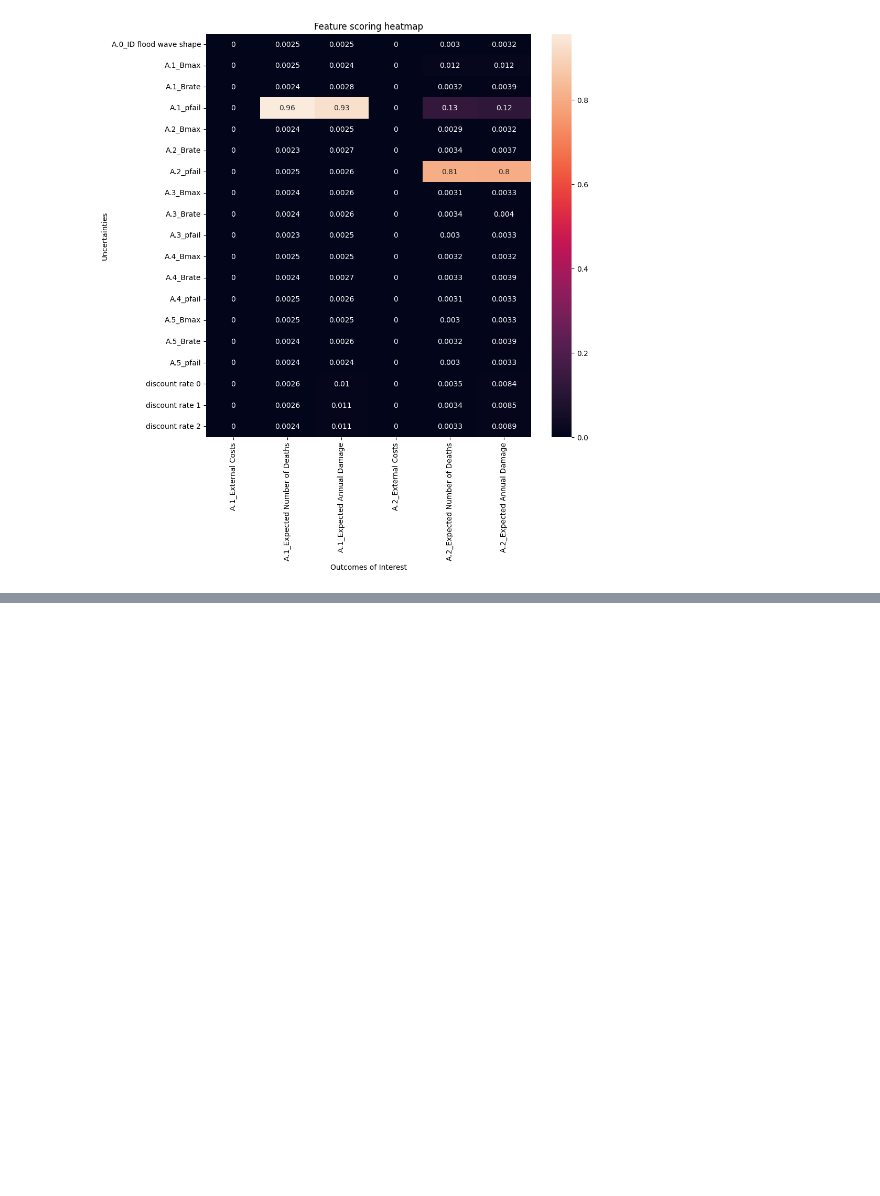
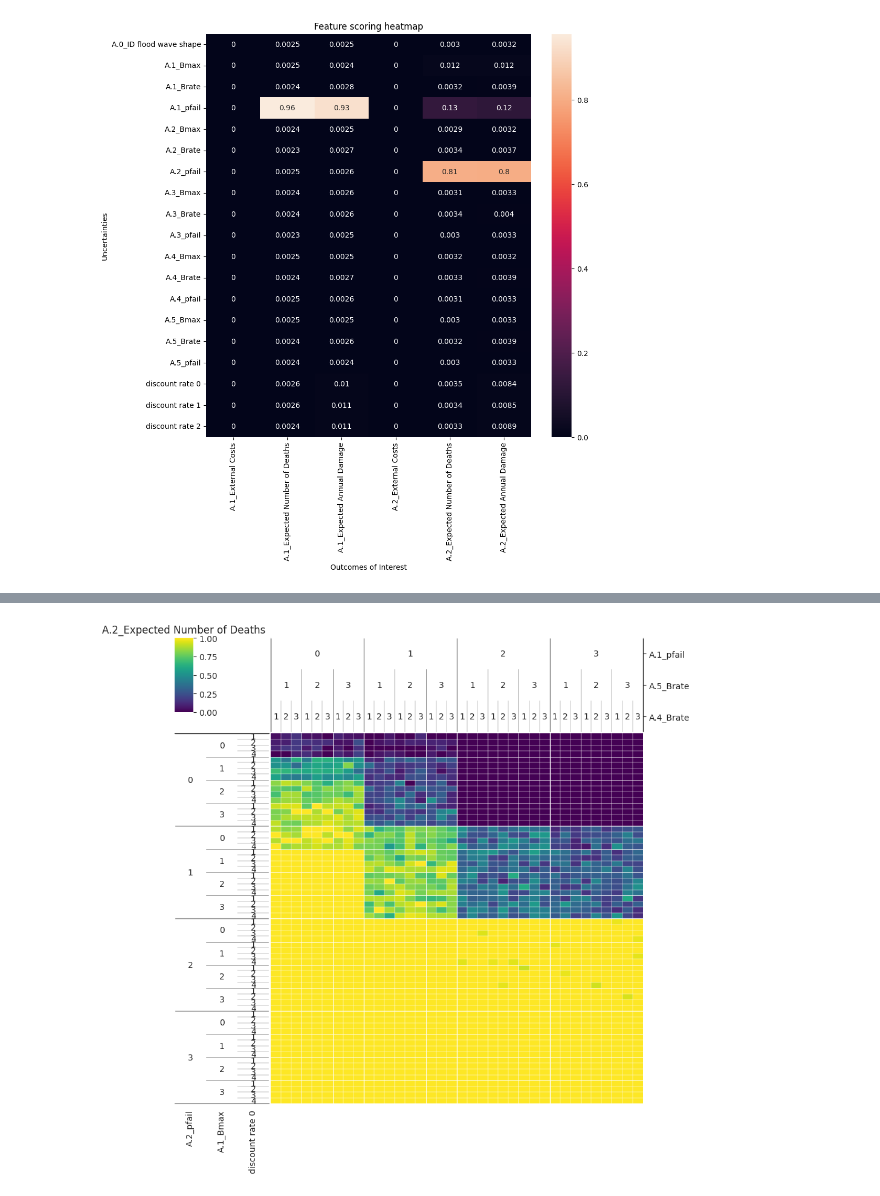
Before and after one commit to pherfkens/PROJECT_MBDM_GROUP1, a Jupyter notebook: final assignment/Feature_Scoring_&_Dim_Stacking.ipynb, the cells around one changed output, grey strips where cells are left out. Cells and saved outputs as stored; diff of their text form; code cells hidden in the pictures; blank space fills up the shorter version.

```diff
--- a/final assignment/Feature_Scoring_&_Dim_Stacking.ipynb
+++ b/final assignment/Feature_Scoring_&_Dim_Stacking.ipynb
@@ -25,0 +56,4 @@ plt.show()
+# %%
+plot_dimensional_stack(experiments, outcomes['A.2_Expected Number of Deaths'], 'A.2_Expected Number of Deaths')
+# %% [output]
+[figure, added]
```
Also changed, not shown: parts of 7 cells of this notebook, 7 other files.
